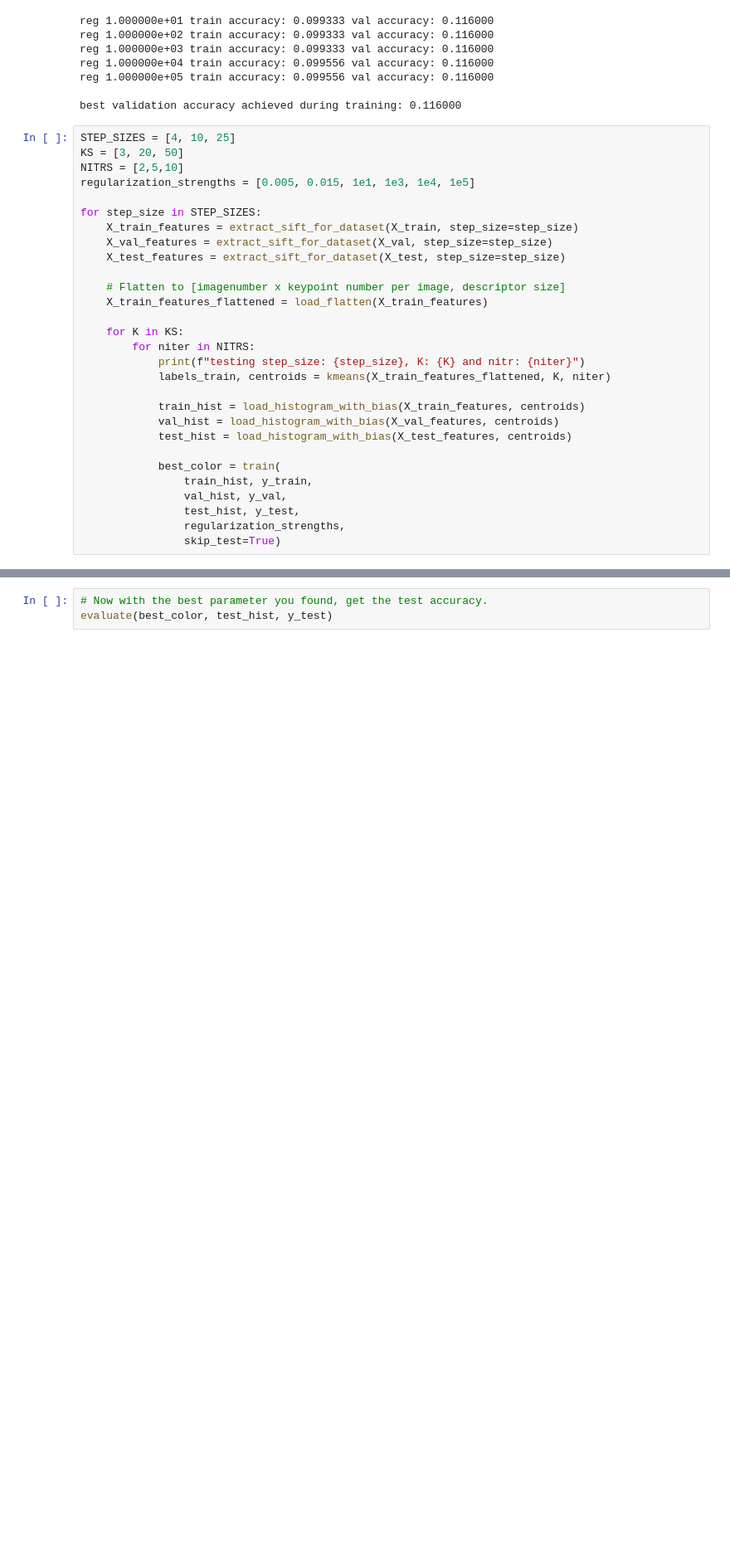
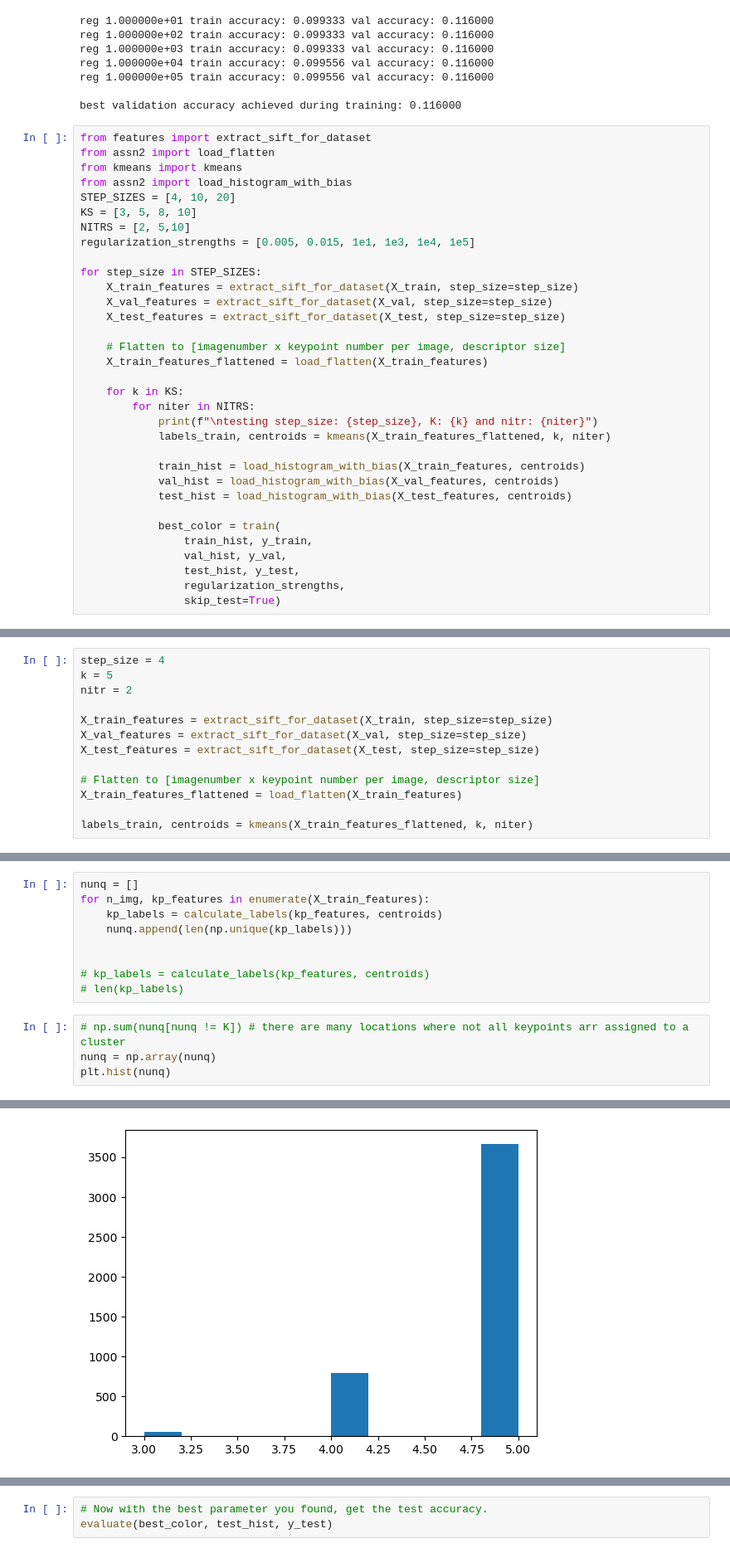
Before and after one commit to jess-breda/COS429, a Jupyter notebook: Assignment 2/assn2_part2.ipynb, the cells around one changed output, grey strips where cells are left out. Shown at 83% size. Drawn from its saved outputs; the diff is of its cells as text; blank space fills up the shorter version.

Commit message:
working on debugging X-Hist shapes due to unassigned clusters for an imge

```diff
--- a/Assignment 2/assn2_part2.ipynb
+++ b/Assignment 2/assn2_part2.ipynb
@@ -224,9 +227,13 @@ reg 1.000000e+05 train accuracy: 0.099556 val accuracy: 0.116000
 
 best validation accuracy achieved during training: 0.116000
 # %%
-STEP_SIZES = [4, 10, 25]
-KS = [3, 20, 50]
-NITRS = [2,5,10]
+from features import extract_sift_for_dataset
+from assn2 import load_flatten
+from kmeans import kmeans
+from assn2 import load_histogram_with_bias
+STEP_SIZES = [4, 10, 20]
+KS = [3, 5, 8, 10]
+NITRS = [2, 5,10]
 regularization_strengths = [0.005, 0.015, 1e1, 1e3, 1e4, 1e5]
 
 for step_size in STEP_SIZES:
@@ -237,10 +244,10 @@ for step_size in STEP_SIZES:
     # Flatten to [imagenumber x keypoint number per image, descriptor size]
     X_train_features_flattened = load_flatten(X_train_features)
 
-    for K in KS:
+    for k in KS:
         for niter in NITRS:
-            print(f"testing step_size: {step_size}, K: {K} and nitr: {niter}")
-            labels_train, centroids = kmeans(X_train_features_flattened, K, niter)
+            print(f"\ntesting step_size: {step_size}, K: {k} and nitr: {niter}")
+            labels_train, centroids = kmeans(X_train_features_flattened, k, niter)
 
             train_hist = load_histogram_with_bias(X_train_features, centroids)
             val_hist = load_histogram_with_bias(X_val_features, centroids)
@@ -254,0 +281,13 @@ for step_size in STEP_SIZES:
+# %%
+step_size = 4
+k = 5
+nitr = 2
+
+X_train_features = extract_sift_for_dataset(X_train, step_size=step_size)
+X_val_features = extract_sift_for_dataset(X_val, step_size=step_size)
+X_test_features = extract_sift_for_dataset(X_test, step_size=step_size)
+
+# Flatten to [imagenumber x keypoint number per image, descriptor size]
+X_train_features_flattened = load_flatten(X_train_features)
+
+labels_train, centroids = kmeans(X_train_features_flattened, k, niter)
@@ -254,0 +303,14 @@ for step_size in STEP_SIZES:
+# %%
+nunq = []
+for n_img, kp_features in enumerate(X_train_features):
+    kp_labels = calculate_labels(kp_features, centroids)
+    nunq.append(len(np.unique(kp_labels)))
+
+
+# kp_labels = calculate_labels(kp_features, centroids)
+# len(kp_labels)
+# %%
+# np.sum(nunq[nunq != K]) # there are many locations where not all keypoints arr assigned to a cluster
+nunq = np.array(nunq)
+plt.hist(nunq)
+# %% [output]
@@ -254,0 +321 @@ for step_size in STEP_SIZES:
+[figure, added]
```
Also changed, not shown: parts of 11 cells of this notebook, 1 other file.
